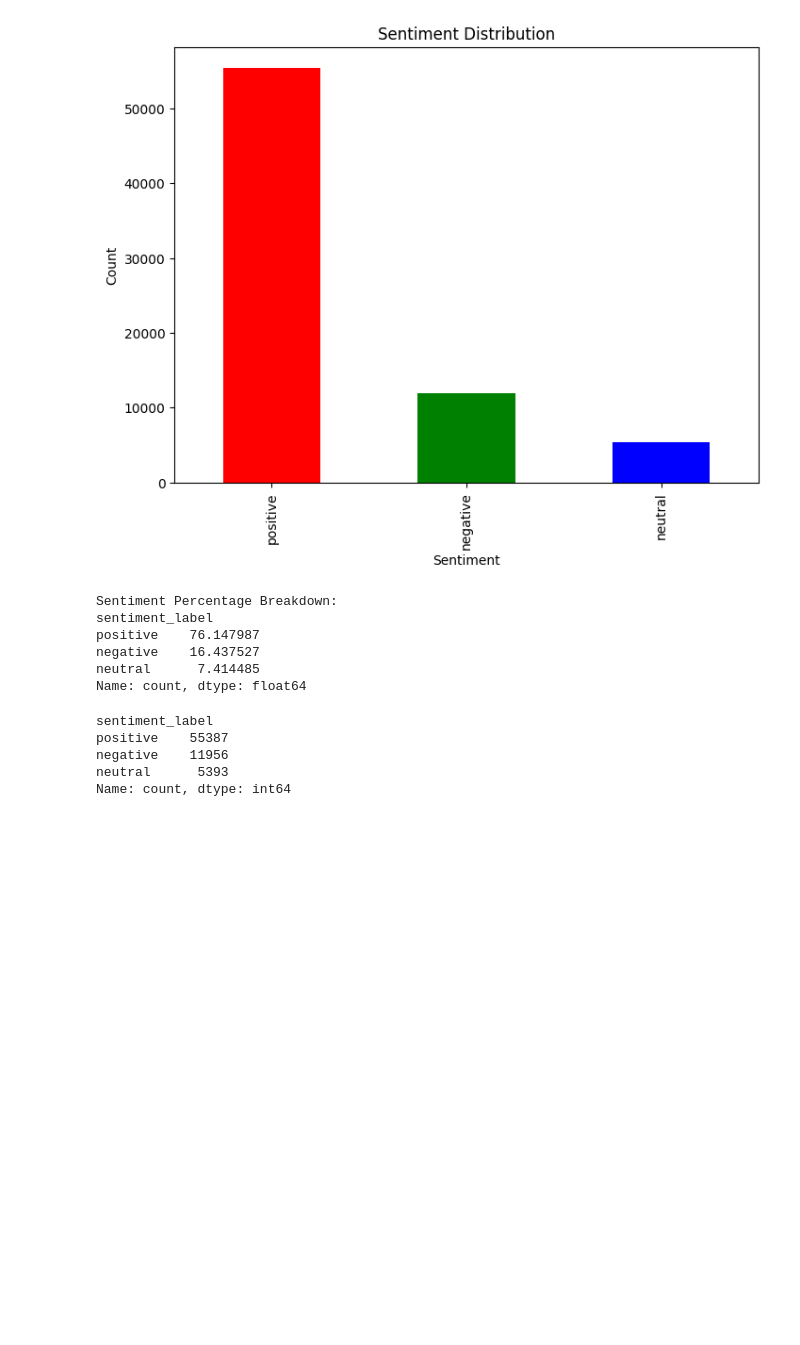
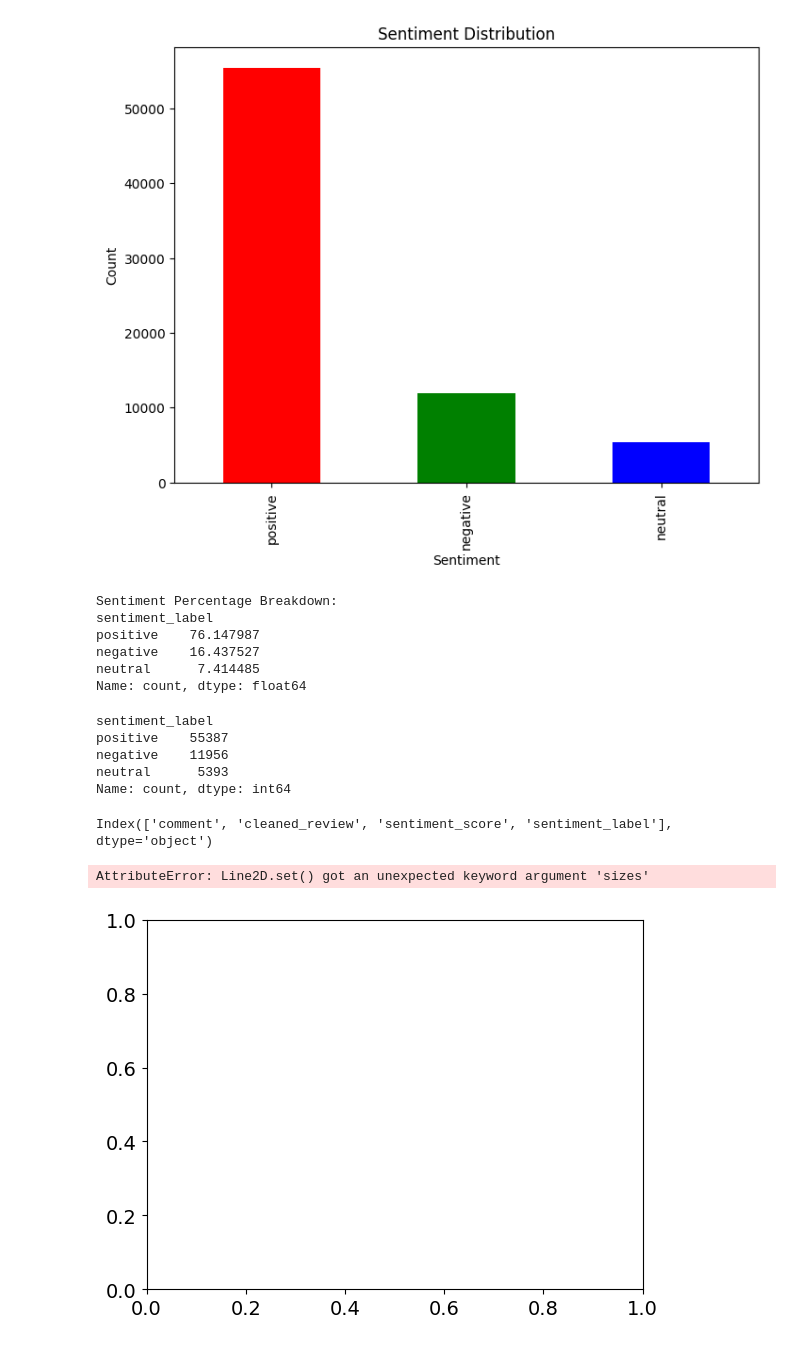
Before and after one commit to Milad-agdam/sentiment-analysis, a Jupyter notebook: GoogleReviewSentimentAnalysis/src/main.ipynb, the cells around one changed output. Saved outputs shown, nothing was run; the diff lists cells and outputs as text; code cells hidden in the pictures; blank space fills up the shorter version.

```diff
--- a/GoogleReviewSentimentAnalysis/src/main.ipynb
+++ b/GoogleReviewSentimentAnalysis/src/main.ipynb
@@ -189,0 +188,13 @@ fig = px.pie(group, values=counts, title='Sentiments')
+# %%
+df.columns
+# %% [output]
+Index(['comment', 'cleaned_review', 'sentiment_score', 'sentiment_label'], dtype='object')
+# %%
+
+
+plt.rc('font', size=14)
+df.plot(sizes=df['sentiment_score'], label=df['cleaned_review'] , alpha=0.7)
+plt.axis('off')
+# %% [output]
+AttributeError: Line2D.set() got an unexpected keyword argument 'sizes'
+[figure, added]
```
Also changed, not shown: parts of 1 cell of this notebook, 1 other file.
